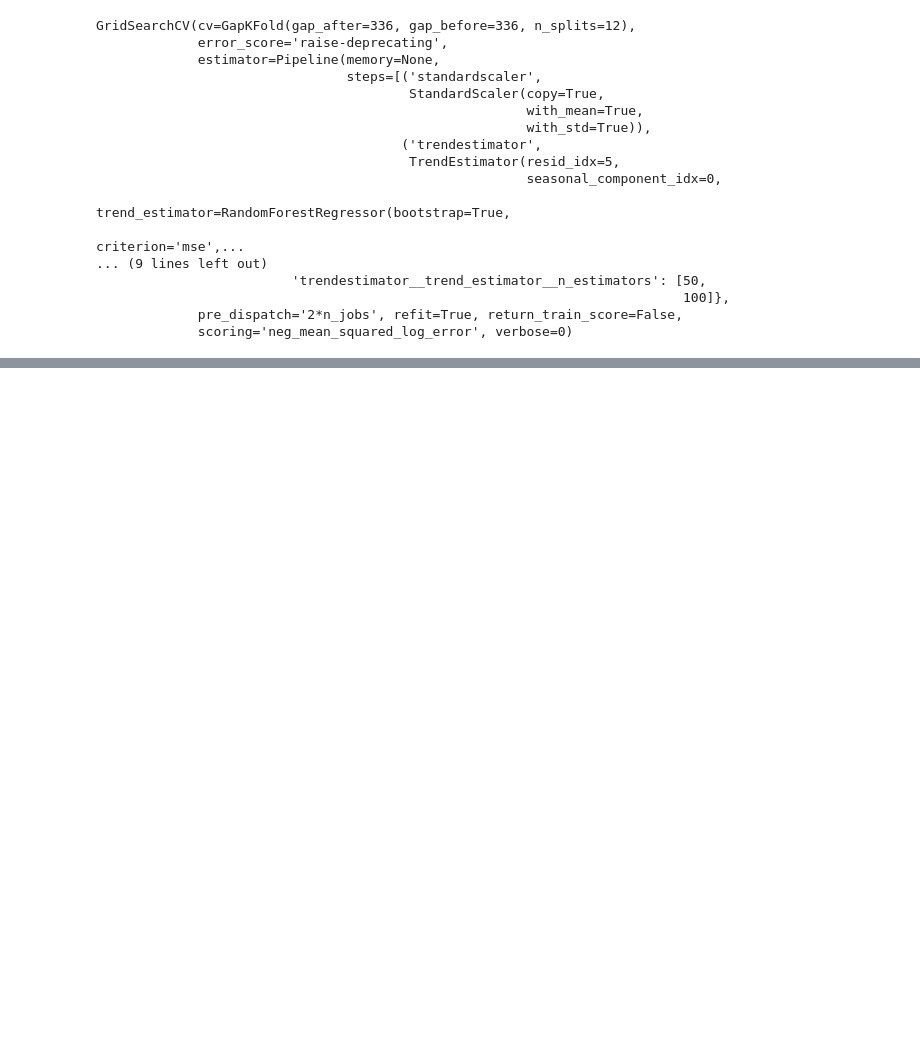
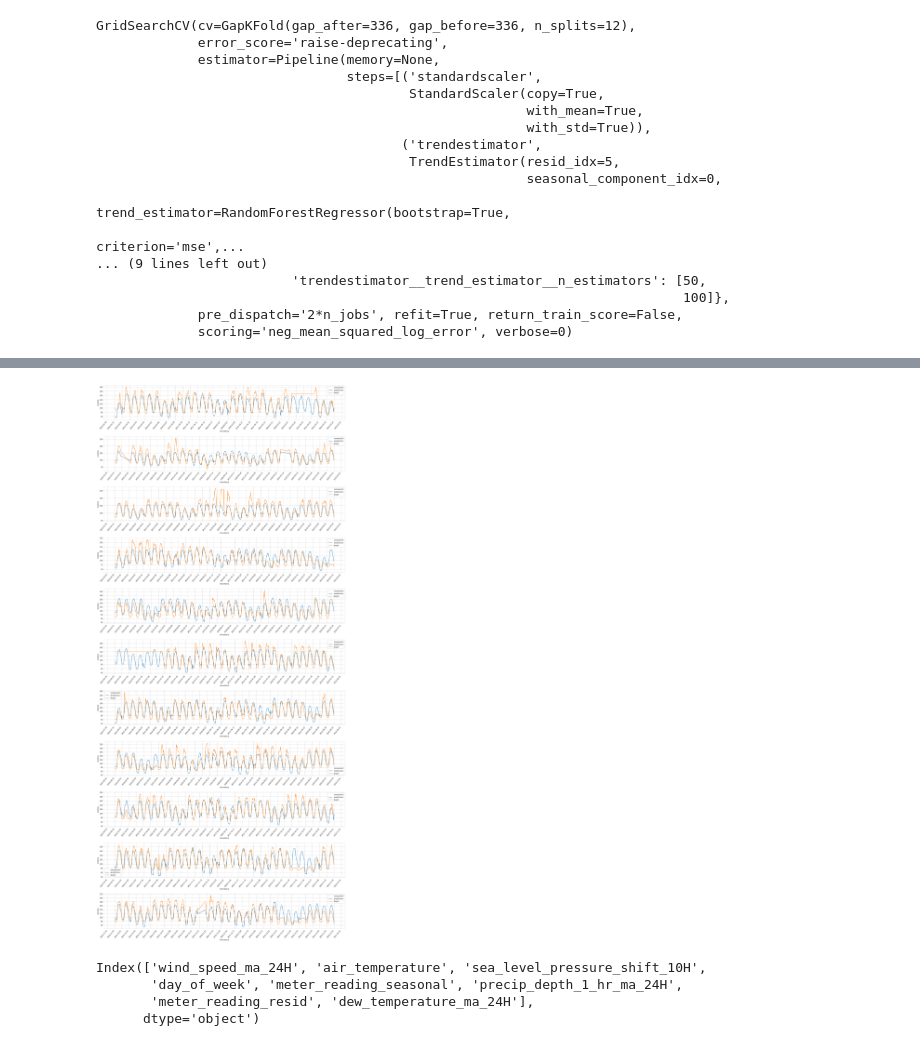
Before and after one commit to edouardArgenson/ASHRAE_great_energy_predictor, a Jupyter notebook: notebooks/building_1176_study/building_1176_seasonal_trend_benchmark.ipynb, the cells around one changed output, grey strips where cells are left out. Drawn from its saved outputs; the diff is of its cells as text; code cells hidden in the pictures; blank space fills up the shorter version.

Commit message:
restores plots in 1176 bench seas dec

```diff
--- a/notebooks/building_1176_study/building_1176_seasonal_trend_benchmark.ipynb
+++ b/notebooks/building_1176_study/building_1176_seasonal_trend_benchmark.ipynb
@@ -795,6 +713,6 @@ best_score : -0.09635018031040087
 # %%
 trendRFR = RandomForestRegressor(n_estimators=50, max_features='sqrt')
-full_est = TrendEstimator(trendRFR, 0, 5)
+full_est = TrendEstimator(trendRFR, 4, 6)
 # %%
 cross_val_score(
     estimator=full_est,
@@ -806,0 +727,6 @@ cross_val_score(
+# %%
+preds = cross_val_predict(
+    estimator=full_est,
+    X=X_meter,
+    y=Ys_meter['meter_reading'],
+    cv=gap_kf)
@@ -806,0 +737,4 @@ cross_val_score(
+# %%
+preds_df = pd.DataFrame(index=X_meter.index)
+preds_df['predictions'] = preds
+preds_df['target'] = Ys_meter['meter_reading']
@@ -806,0 +751,4 @@ cross_val_score(
+# %%
+preds_df_melt = pd.melt(preds_df.reset_index(inplace=False), id_vars='timestamp',
+                                 var_name='component', value_name = 'reading')
+preds_df_melt.head()
@@ -806,0 +764,30 @@ cross_val_score(
+# %%
+# Plot month by month
+
+date_range = pd.date_range(start=X_meter.index.min()-pd.Timedelta('1 days'),
+                           end=X_meter.index.max(), freq='1M')
+
+fig = plt.figure(figsize=(20, 4*date_range.shape[0]))
+
+restrict_df_to_dates = lambda df, d1, d2 : df[(df['timestamp'] > d1) & (df['timestamp'] <= d2)]
+
+
+with sns.axes_style("whitegrid"):
+    for i in range(date_range.shape[0]-1) :
+        plt.subplot(12,1,i+1)
+        start_date = date_range[i]
+        end_date = date_range[i+1]
+        data = restrict_df_to_dates(preds_df_melt, start_date, end_date)
+        ax = sns.lineplot(x="timestamp", y="reading", hue="component", data=data)
+        ax.xaxis.set_major_locator(mdates.DayLocator())
+        plt.xticks(rotation=50, horizontalalignment='right')
+plt.tight_layout(pad=0., w_pad=0., h_pad=2.)
+# %% [output]
+[figure, added]
+# %%
+X_meter.columns
+# %% [output]
+Index(['wind_speed_ma_24H', 'air_temperature', 'sea_level_pressure_shift_10H',
+       'day_of_week', 'meter_reading_seasonal', 'precip_depth_1_hr_ma_24H',
+       'meter_reading_resid', 'dew_temperature_ma_24H'],
+      dtype='object')
```
Also changed, not shown: parts of 33 cells of this notebook.
